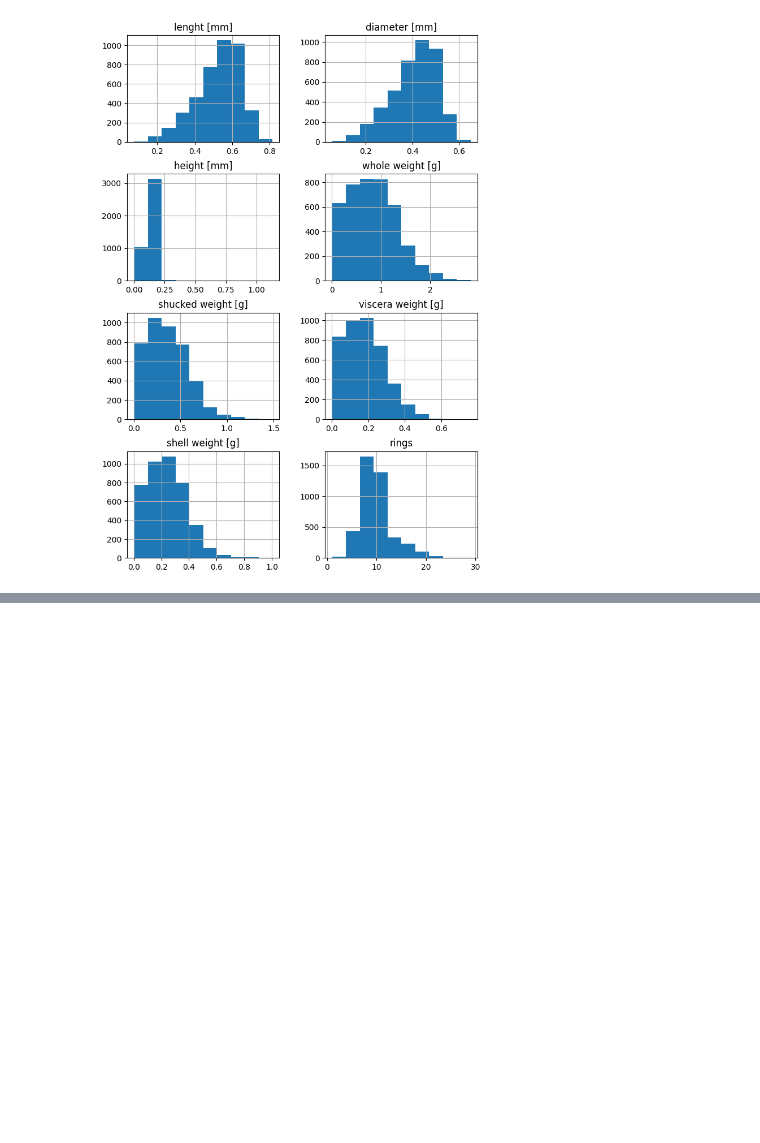
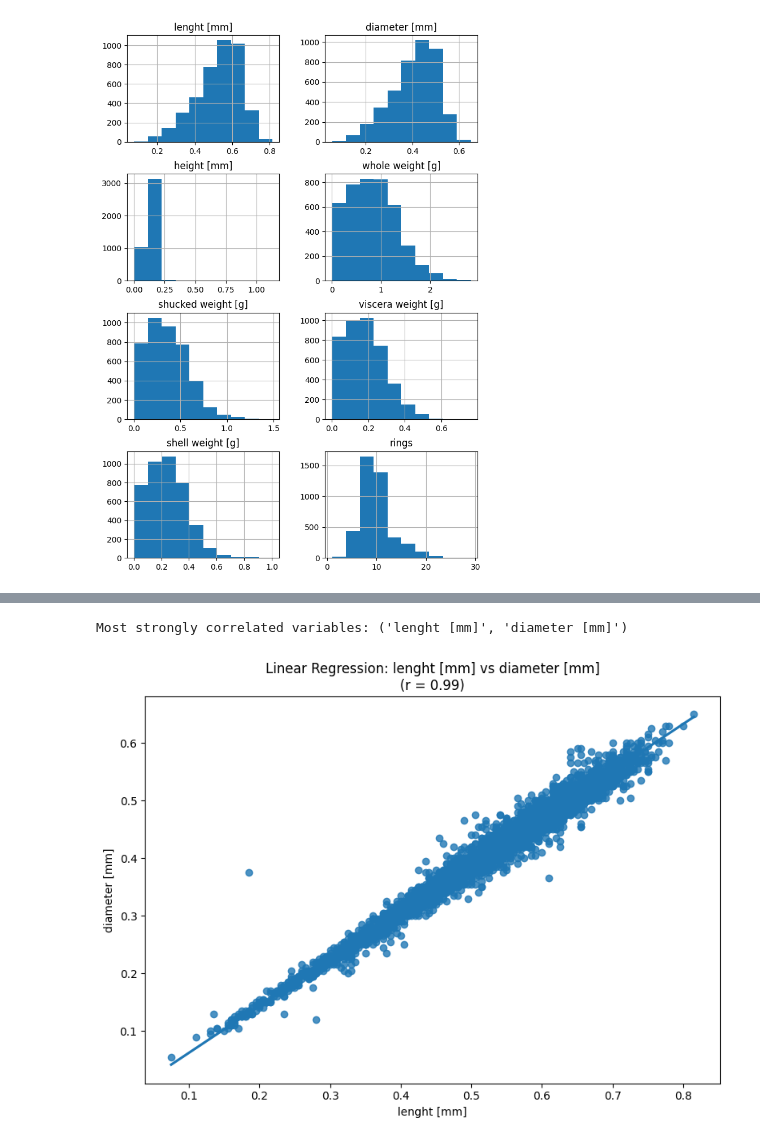
Before and after one commit to Sw3eT1/PY, a Jupyter notebook: Assignment 1/Assignment 1.ipynb, the cells around one changed output, grey strips where cells are left out. Cells and saved outputs as stored; diff of their text form; code cells hidden in the pictures; blank space fills up the shorter version.

```diff
--- a/Assignment 1/Assignment 1.ipynb
+++ b/Assignment 1/Assignment 1.ipynb
@@ -67,0 +129,22 @@ array([[<Axes: title={'center': 'lenght [mm]'}>,
+# %%
+corr_matrix_abs = corr_matrix.abs()
+np.fill_diagonal(corr_matrix_abs.values, 0)
+max_pair = corr_matrix_abs.stack().idxmax()
+print(f"Most strongly correlated variables: {max_pair}")
+
+x_var, y_var = max_pair
+
+
+plt.figure(figsize=(8, 6))
+sbn.regplot(
+    data=quantitative_values,
+    x=x_var,
+    y=y_var,
+
+)
+plt.title(f'Linear Regression: {x_var} vs {y_var}\n(r = {corr_matrix.loc[x_var, y_var]:.2f})')
+plt.tight_layout()
+plt.show()
+# %% [output]
+Most strongly correlated variables: ('lenght [mm]', 'diameter [mm]')
+[figure, added]
```
Also changed, not shown: parts of 4 cells of this notebook.
